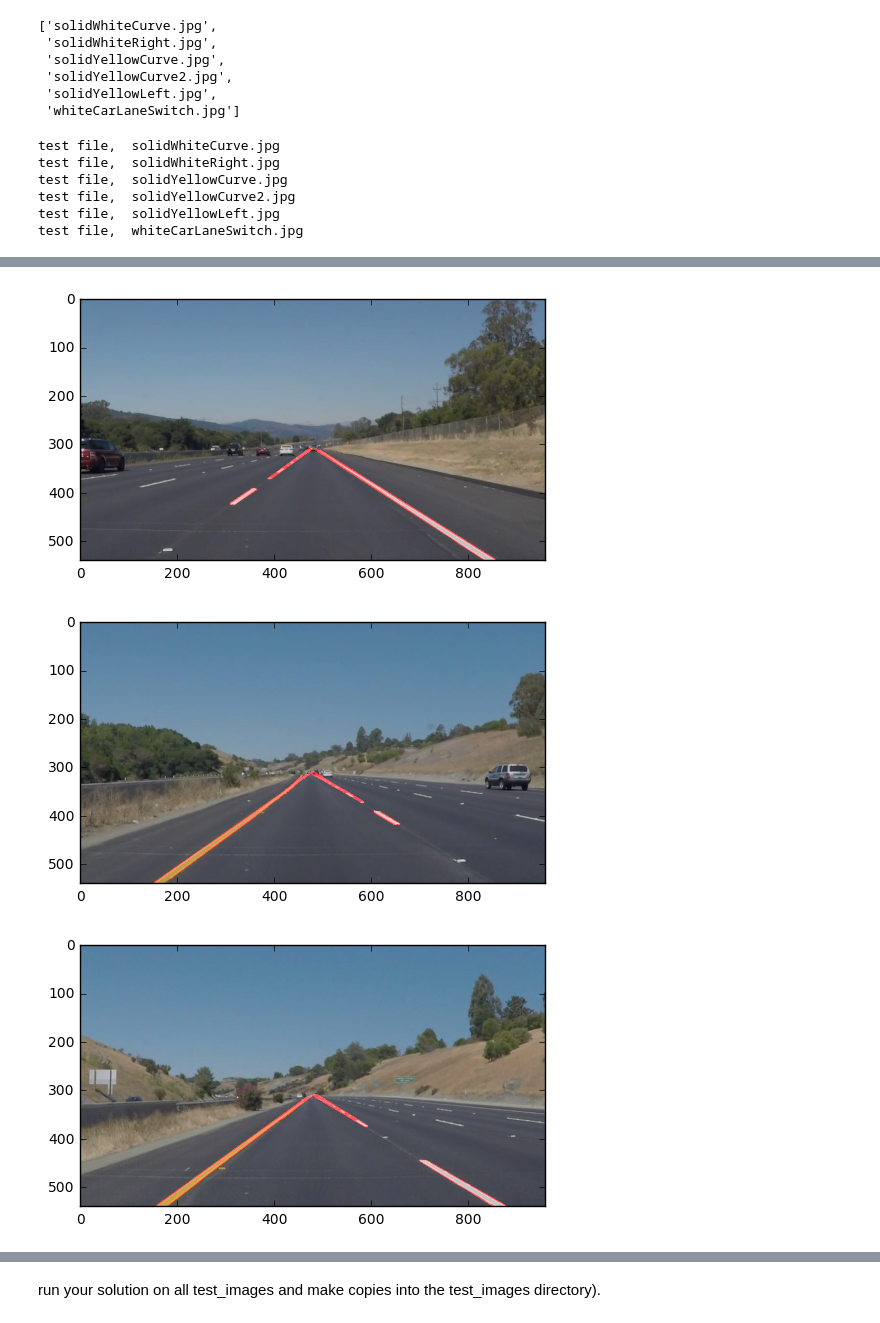
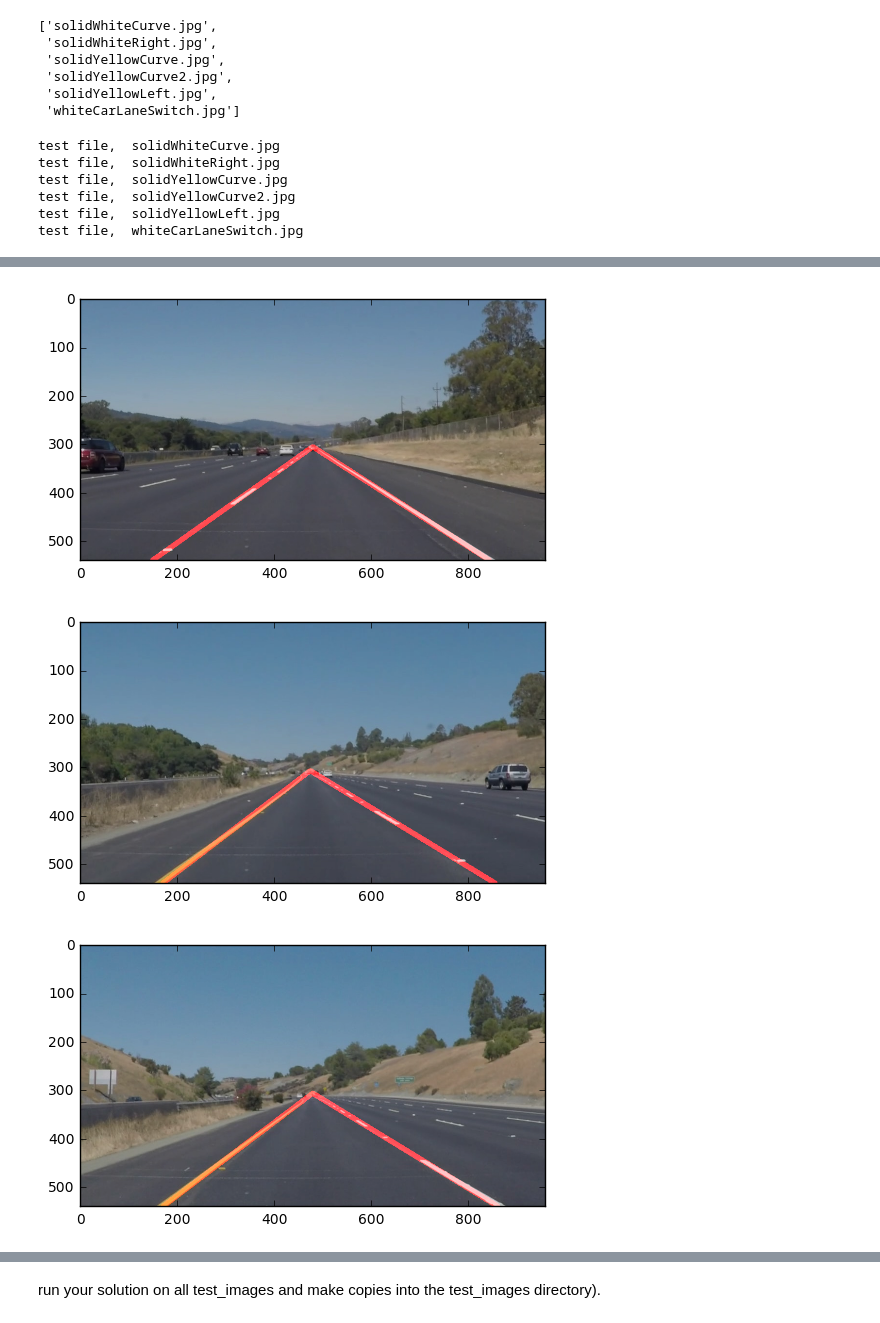
Before and after one commit to xysun/CarND-LaneLines-P1, a Jupyter notebook: P1.ipynb, the cells around one changed output, grey strips where cells are left out. Drawn from its saved outputs; the diff is of its cells as text; code cells hidden in the pictures.

Commit message:
extrapolate works now; still need to work on challenge

```diff
--- a/P1.ipynb
+++ b/P1.ipynb
@@ -60,3 +67,22 @@ This image is: <class 'numpy.ndarray'> with dimesions: (540, 960, 3)
 `cv2.bitwise_and()` to apply a mask to an image
 
 **Check out the OpenCV documentation to learn about these and discover even more awesome functionality!**
+# %%
+class Point(object):
+    def __init__(self,x,y):
+        self.x = x
+        self.y = y
+
+class Line(object):
+    def __init__(self, x1, y1, x2, y2):
+        self.p1 = Point(x1,y1)
+        self.p2 = Point(x2,y2)
+
+        self.slope = (y2-y1) / (x2-x1)
+        self.length = math.sqrt((y2-y1)**2 + (x2-x1)**2)
+
+        self.mid = Point((x1+x2)/2, (y1+y2)/2)
+
+        #parametric
+        self.m = self.slope
+        self.b = y1 - x1 * self.m
@@ -122,19 +263,29 @@ def draw_lines(img, lines, color=[255, 0, 0], thickness=2):
     If you want to make the lines semi-transparent, think about combining
     this function with the weighted_img() function below
     """
+
     for line in lines:
         for x1,y1,x2,y2 in line:
             cv2.line(img, (x1, y1), (x2, y2), color, thickness)
 
-def hough_lines(img, rho, theta, threshold, min_line_len, max_line_gap):
+def hough_lines(img, rho, theta, threshold, min_line_len, max_line_gap, extrapolate = False):
     """
     `img` should be the output of a Canny transform.
 
     Returns an image with hough lines drawn.
     """
+
+    shape = img.shape
+    sizey = shape[0]
+
     lines = cv2.HoughLinesP(img, rho, theta, threshold, np.array([]), minLineLength=min_line_len, maxLineGap=max_line_gap)
+    extrapolated_lines = extrapolate_lanes(lines, sizey) if extrapolate == True else lines
+
     line_img = np.zeros((*img.shape, 3), dtype=np.uint8)
-    draw_lines(line_img, lines)
+
+    thickness = 10 if extrapolate == True else 2
+    draw_lines(line_img, extrapolated_lines, thickness = thickness)
+
     return line_img
 
 # Python 3 has support for cool math symbols.
@@ -168,7 +319,7 @@ os.listdir("test_images/")
  'solidYellowLeft.jpg',
  'whiteCarLaneSwitch.jpg']
 # %%
-def pipeline(image):
+def pipeline(image, extrapolate = False):
 
     # get dimension
     shape = image.shape
@@ -215,7 +366,7 @@ def pipeline(image):
     min_line_length = 40
     max_line_gap    = 20
 
-    hough = hough_lines(region, rho, theta, threshold, min_line_length, max_line_gap)
+    hough = hough_lines(region, rho, theta, threshold, min_line_length, max_line_gap, extrapolate)
 
     return weighted_img(hough, image)
 # %%
@@ -225,7 +376,7 @@ for file in os.listdir(parentdir):
     plt.figure(i+1)
     print("test file, ", file)
     raw = mpimg.imread(parentdir + file)
-    lane = pipeline(raw)
+    lane = pipeline(raw, extrapolate = True)
     plt.imshow(lane)
     i+=1
 
@@ -241,3 +392,3 @@ test file,  whiteCarLaneSwitch.jpg
-[figure, old version]
+[figure, new version]
-[figure, old version]
+[figure, new version]
-[figure, old version]
+[figure, new version]
```
Also changed, not shown: parts of 9 cells of this notebook.
